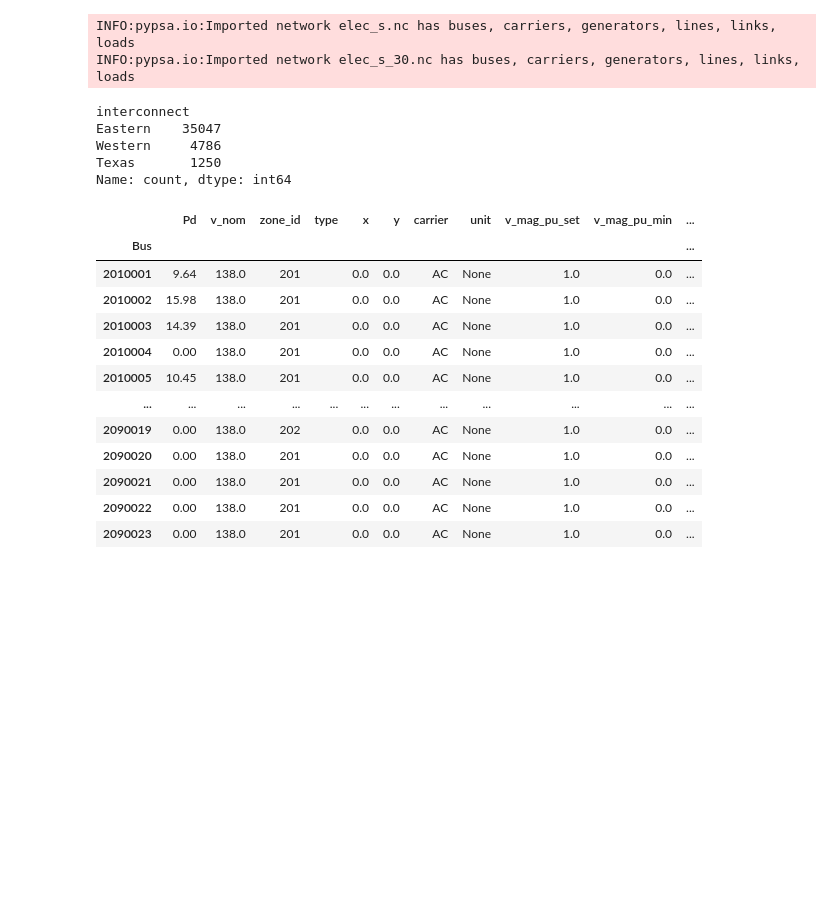
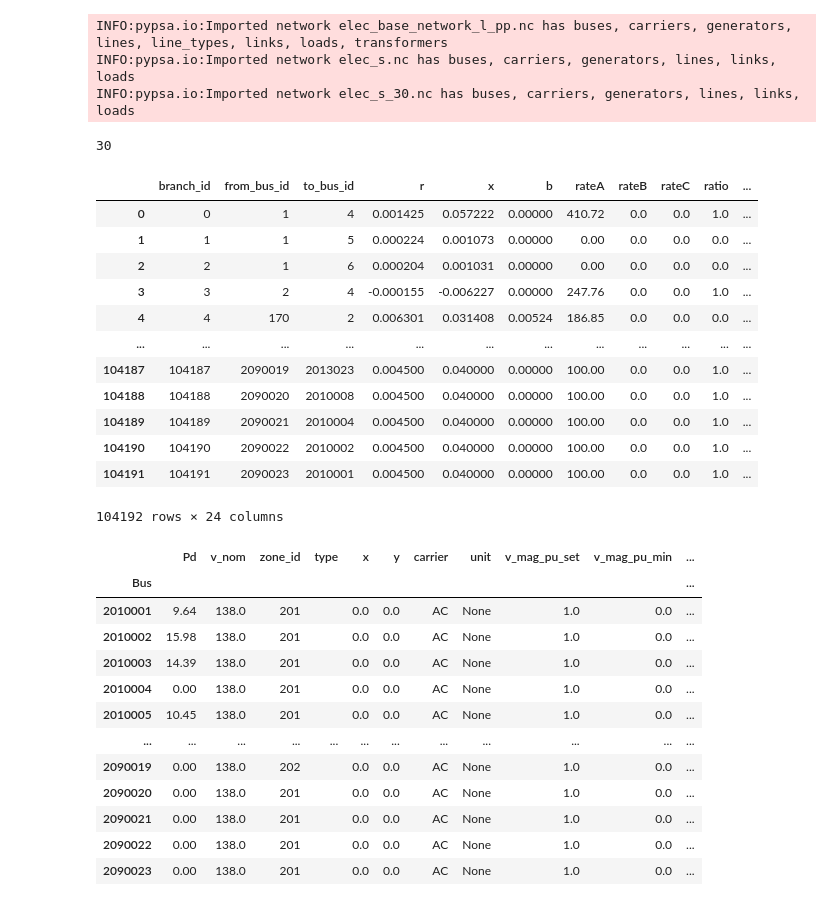
Before and after one commit to PyPSA/pypsa-usa, a Jupyter notebook: workflow/notebooks/Analyze_Networks.ipynb, the cells around one changed output. Saved outputs shown, nothing was run; the diff lists cells and outputs as text; code cells hidden in the pictures; blank space fills up the shorter version.

```diff
--- a/workflow/notebooks/Analyze_Networks.ipynb
+++ b/workflow/notebooks/Analyze_Networks.ipynb
@@ -17,26 +17,40 @@ sns.set_theme("paper", style="darkgrid")
 num_clusters = 30
 resources_folder= os.path.join(os.path.dirname(os.getcwd()), 'resources')
 # n_full = pypsa.Network(os.path.join(resources_folder, 'western/elec.nc'))
-# n_western_addelec = pypsa.Network(os.path.join(resources_folder, 'western/elec_base_network_l_pp.nc'))
+n_western_addelec = pypsa.Network(os.path.join(resources_folder, 'western/elec_base_network_l_pp.nc'))
 n_western_s = pypsa.Network(os.path.join(resources_folder, 'western/elec_s.nc'))
 n_clustered = pypsa.Network(os.path.join(resources_folder, f'western/elec_s_{num_clusters}.nc'))
 # n_clustered_ec = pypsa.Network(os.path.join(resources_folder, f'western/elec_s_{num_clusters}_ec.nc'))
 # n_clustered_ec_prepared = pypsa.Network(os.path.join(resources_folder, f'western/elec_s_{num_clusters}_ec.nc'))
 # %% [output]
+INFO:pypsa.io:Imported network elec_base_network_l_pp.nc has buses, carriers, generators, lines, line_types, links, loads, transformers
 INFO:pypsa.io:Imported network elec_s.nc has buses, carriers, generators, lines, links, loads
 INFO:pypsa.io:Imported network elec_s_30.nc has buses, carriers, generators, lines, links, loads
+# %%
+n_western_addelec.buses.balancing_area.unique().shape[0]
+# %% [output]
+30
 # %%
 DATA= os.path.join(os.path.dirname(os.getcwd()), 'data')
 bus2sub = pd.read_csv(DATA + '/breakthrough_network/base_grid/bus2sub.csv')
 sub = pd.read_csv(DATA + '/breakthrough_network/base_grid/sub.csv')
+lines = pd.read_csv(DATA + '/breakthrough_network/base_grid/branch.csv')
-# %%
-sub.interconnect.value_counts()
-# %% [output]
-interconnect
-Eastern    35047
-Western     4786
-Texas       1250
-Name: count, dtype: int64
+# %%
+lines
+# %% [output]
+|  | branch_id | from_bus_id | to_bus_id | r | x | b | rateA | rateB | rateC | ratio | ... |
+| 0 | 0 | 1 | 4 | 0.001425 | 0.057222 | 0.00000 | 410.72 | 0.0 | 0.0 | 1.0 | ... |
+| 1 | 1 | 1 | 5 | 0.000224 | 0.001073 | 0.00000 | 0.00 | 0.0 | 0.0 | 0.0 | ... |
+| 2 | 2 | 1 | 6 | 0.000204 | 0.001031 | 0.00000 | 0.00 | 0.0 | 0.0 | 0.0 | ... |
+| 3 | 3 | 2 | 4 | -0.000155 | -0.006227 | 0.00000 | 247.76 | 0.0 | 0.0 | 1.0 | ... |
+| 4 | 4 | 170 | 2 | 0.006301 | 0.031408 | 0.00524 | 186.85 | 0.0 | 0.0 | 0.0 | ... |
+| ... | ... | ... | ... | ... | ... | ... | ... | ... | ... | ... | ... |
+| 104187 | 104187 | 2090019 | 2013023 | 0.004500 | 0.040000 | 0.00000 | 100.00 | 0.0 | 0.0 | 1.0 | ... |
+| 104188 | 104188 | 2090020 | 2010008 | 0.004500 | 0.040000 | 0.00000 | 100.00 | 0.0 | 0.0 | 1.0 | ... |
+| 104189 | 104189 | 2090021 | 2010004 | 0.004500 | 0.040000 | 0.00000 | 100.00 | 0.0 | 0.0 | 1.0 | ... |
+| 104190 | 104190 | 2090022 | 2010002 | 0.004500 | 0.040000 | 0.00000 | 100.00 | 0.0 | 0.0 | 1.0 | ... |
+| 104191 | 104191 | 2090023 | 2010001 | 0.004500 | 0.040000 | 0.00000 | 100.00 | 0.0 | 0.0 | 1.0 | ... |
+104192 rows × 24 columns
 # %%
 df_full =  n_full.buses
 df_full['bus_id'] = df_full.index.astype(int)
```
Also changed, not shown: 2 other files.
